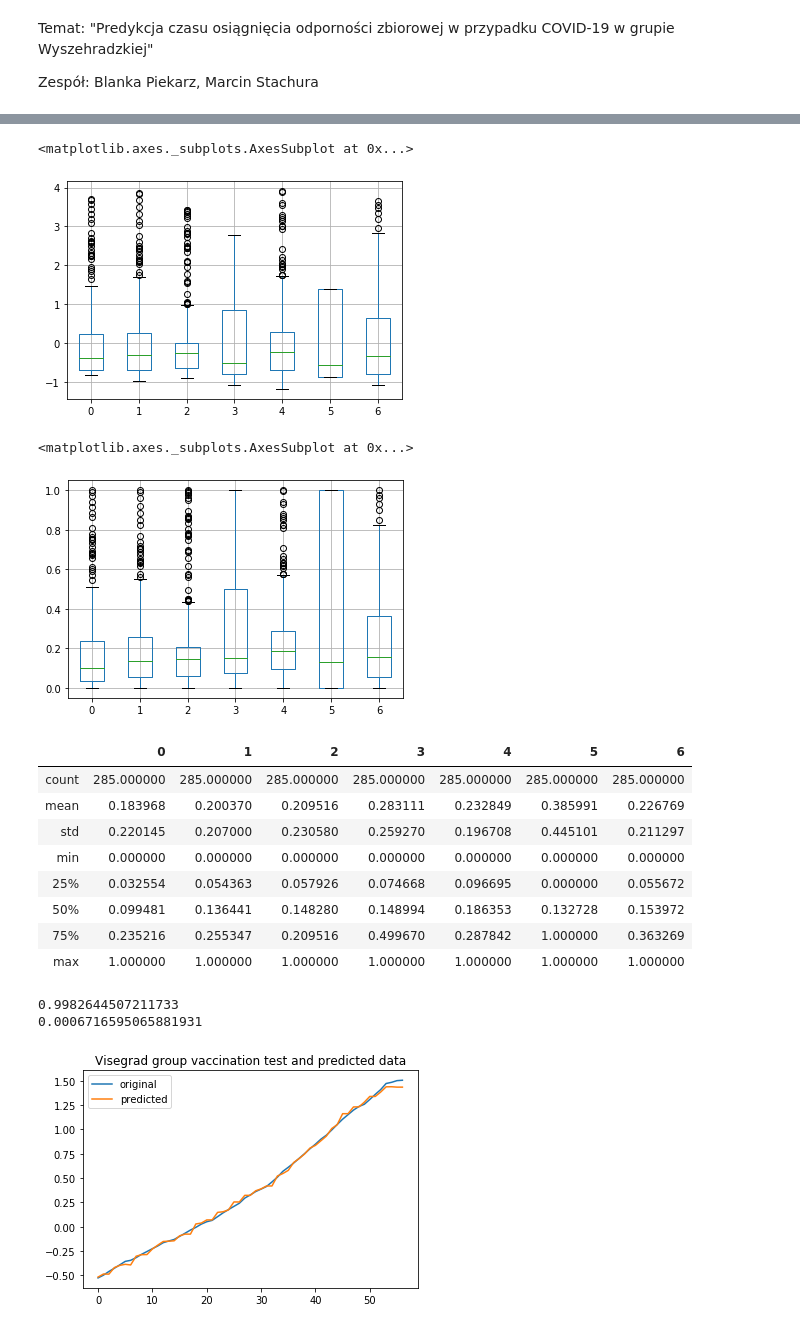
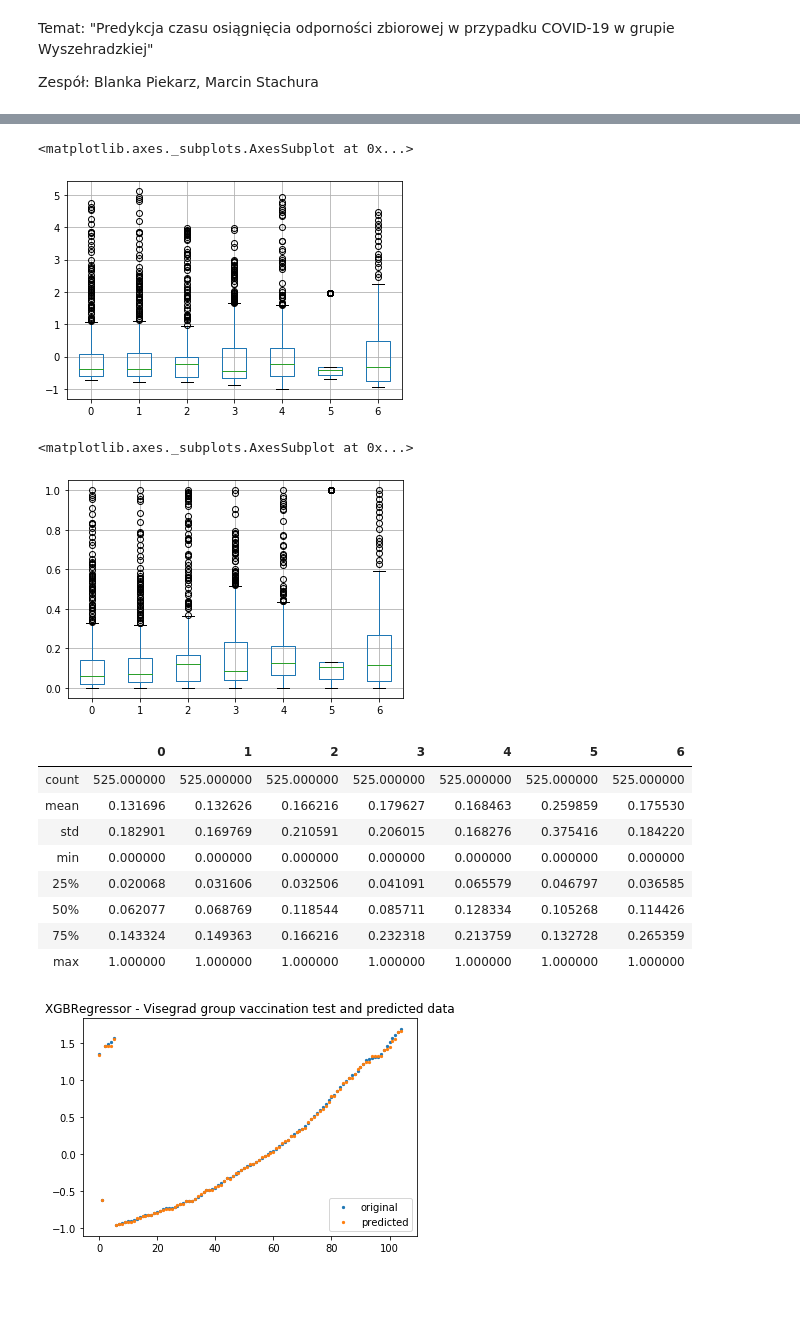
Before and after one commit to cinekpl97/knowledge-discovery-methods-vaccination-prediction, a Jupyter notebook: covid_vaccination.ipynb, the cells around one changed output, grey strips where cells are left out. Cells and saved outputs as stored; diff of their text form; code cells hidden in the pictures; blank space fills up the shorter version.

Commit message:
Usunalem zbedny kod, dodalem scatter, dodalem kilka krajow dla testu

```diff
--- a/covid_vaccination.ipynb
+++ b/covid_vaccination.ipynb
@@ -25,7 +25,7 @@ for i in range(0,len(df_population)):
     data.loc[data['country'] == df_population.loc[i, 'Country Name'], 'population'] = df_population.loc[i, '2019']
 
 #  ---- VISEGRAD STATISTICS / FILL NaN -----
-visegrad_countries = ['Poland', 'Czech Republic', 'Hungary', 'Slovakia']
+visegrad_countries = ['Austria', 'Bulgaria', 'Czech Republic', 'Hungary', 'Poland', 'Slovakia']
 visegrad_data = data[data['country'].isin(visegrad_countries)]
 for i in range(0, len(visegrad_countries)):
     visegrad_data.loc[visegrad_data['country'] == visegrad_countries[i], 'country'] = i
@@ -34,7 +34,6 @@ visegrad_data = visegrad_data.reset_index(drop=True)
 
 import datetime as dt
 visegrad_data['date'] = pd.to_datetime(visegrad_data['date'])
-# visegrad_data['date'] = visegrad_data['date'].map(dt.datetime.toordinal)
 
 date_column = visegrad_data['date'].copy()
 country_column = visegrad_data['country'].copy()
@@ -76,7 +75,7 @@ dr = pd.DataFrame(X_standard_scaler)
 dr.boxplot()
 # %% [output]
 <matplotlib.axes._subplots.AxesSubplot at 0x...>
-[figure, old version]
+[figure, new version]
 # %%
 #  ---- STANDARDIZATION - USING SKLEARN ----
 from sklearn import preprocessing
@@ -89,18 +88,18 @@ df_new = pd.DataFrame(data_input_scaled)
 df_new.boxplot()
 # %% [output]
 <matplotlib.axes._subplots.AxesSubplot at 0x...>
-[figure, old version]
+[figure, new version]
 # %%
 df_new.describe()
 # %% [output]
 |  | 0 | 1 | 2 | 3 | 4 | 5 | 6 |
-| count | 285.000000 | 285.000000 | 285.000000 | 285.000000 | 285.000000 | 285.000000 | 285.000000 |
-| mean | 0.183968 | 0.200370 | 0.209516 | 0.283111 | 0.232849 | 0.385991 | 0.226769 |
-| std | 0.220145 | 0.207000 | 0.230580 | 0.259270 | 0.196708 | 0.445101 | 0.211297 |
+| count | 525.000000 | 525.000000 | 525.000000 | 525.000000 | 525.000000 | 525.000000 | 525.000000 |
+| mean | 0.131696 | 0.132626 | 0.166216 | 0.179627 | 0.168463 | 0.259859 | 0.175530 |
+| std | 0.182901 | 0.169769 | 0.210591 | 0.206015 | 0.168276 | 0.375416 | 0.184220 |
 | min | 0.000000 | 0.000000 | 0.000000 | 0.000000 | 0.000000 | 0.000000 | 0.000000 |
-| 25% | 0.032554 | 0.054363 | 0.057926 | 0.074668 | 0.096695 | 0.000000 | 0.055672 |
-| 50% | 0.099481 | 0.136441 | 0.148280 | 0.148994 | 0.186353 | 0.132728 | 0.153972 |
-| 75% | 0.235216 | 0.255347 | 0.209516 | 0.499670 | 0.287842 | 1.000000 | 0.363269 |
+| 25% | 0.020068 | 0.031606 | 0.032506 | 0.041091 | 0.065579 | 0.046797 | 0.036585 |
+| 50% | 0.062077 | 0.068769 | 0.118544 | 0.085711 | 0.128334 | 0.105268 | 0.114426 |
+| 75% | 0.143324 | 0.149363 | 0.166216 | 0.232318 | 0.213759 | 0.132728 | 0.265359 |
 | max | 1.000000 | 1.000000 | 1.000000 | 1.000000 | 1.000000 | 1.000000 | 1.000000 |
 # %%
 from sklearn.model_selection import train_test_split
@@ -112,24 +112,16 @@ X_train, X_test, y_train, y_test = train_test_split(X,y, test_size=0.2, random_s
 # %%
-from sklearn.metrics import mean_squared_error
 from xgboost import XGBRegressor
-model = XGBRegressor(objective="reg:squarederror", n_estimators=100)
-model.fit(X_train, y_train)
-score = model.score(X_test, y_test)
-print(score)
-y_pred = model.predict(X_test)
-mse = mean_squared_error(y_test, y_pred)
-print(mse)
+
+xgb_clf = XGBRegressor(objective="reg:squarederror", n_estimators=100)
+xgb_clf.fit(X_train, y_train)
+y_pred_xgb = xgb_clf.predict(X_test)
-# %% [output]
-0.9982644507211733
-0.0006716595065881931
 # %%
-x_ax = range(len(y_test))
-plt.plot(x_ax, y_test, label="original")
-plt.plot(x_ax, y_pred, label="predicted")
-plt.title("Visegrad group vaccination test and predicted data")
+plt.scatter(x_ax, y_test, s=5, label="original")
+plt.scatter(x_ax, y_pred_xgb, s=5, label="predicted")
+plt.title("XGBRegressor - Visegrad group vaccination test and predicted data")
 plt.legend()
 plt.show()
 # %% [output]
-[figure, old version]
+[figure, new version]
 # %%
 from sklearn.svm import SVR
```
Also changed, not shown: parts of 16 cells of this notebook.
